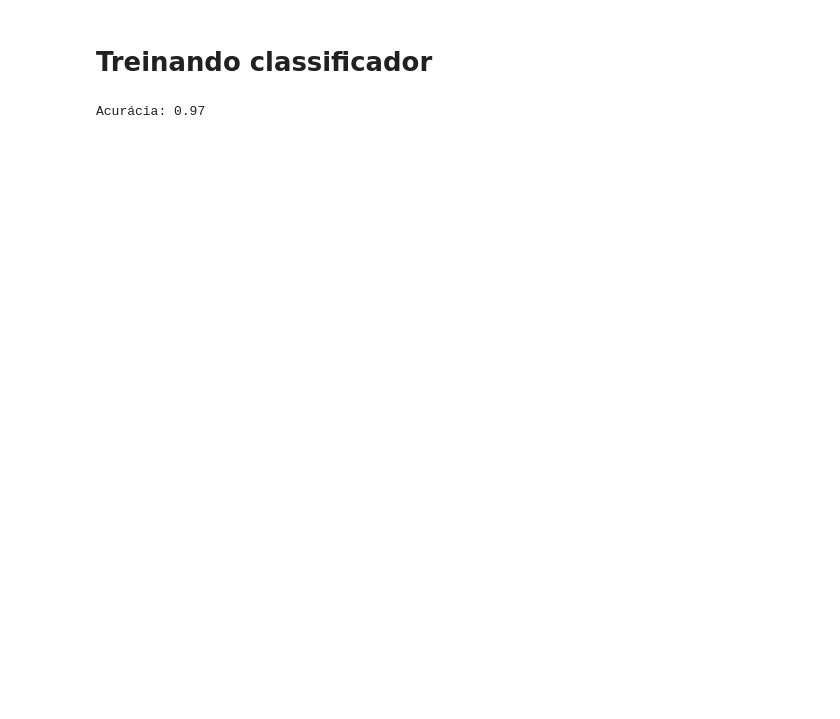
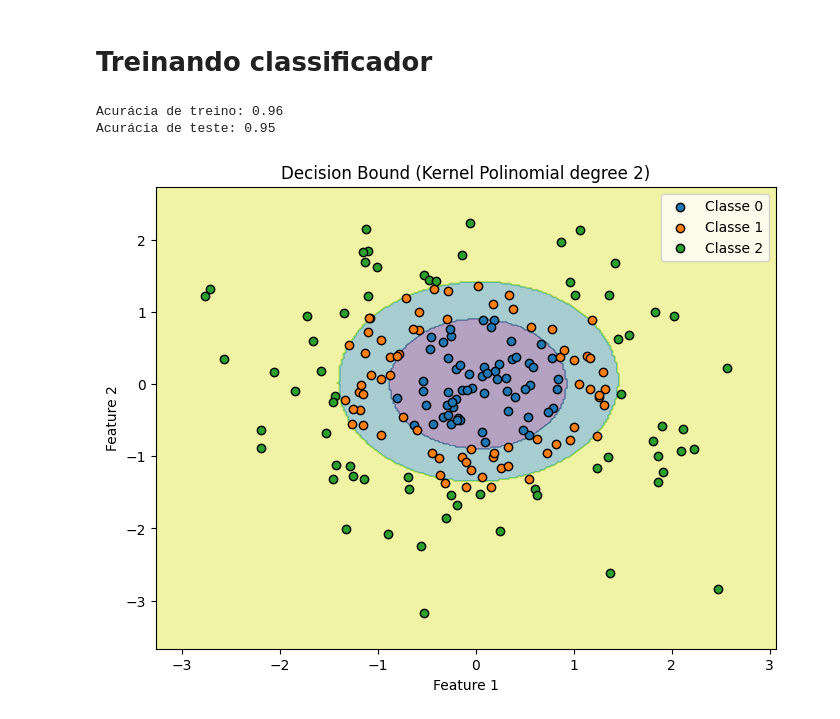
Before and after one commit to Pedro-Veiga0/Projeto-OML, a Jupyter notebook: teste_bd_artificial_2.ipynb, the cells around one changed output. Cells and saved outputs as stored; diff of their text form; code cells hidden in the pictures; blank space fills up the shorter version.

```diff
--- a/teste_bd_artificial_2.ipynb
+++ b/teste_bd_artificial_2.ipynb
@@ -29,18 +32,28 @@ Tamanho do conjunto de teste: (120, 2)
 # %%
 from CLog_MC_OvO import CLog_OVO
 from utils import plot_decision_boundary
 
 # Parâmetros do classificador
-kernel = 4
-model = CLog_OVO(kernel=kernel, step=0.005, n_iter=2000, batch_size=1, iterative=True,mode='dual')
+kernel = 2
+model = CLog_OVO(kernel=kernel, step=0.005, n_iter=1000, batch_size=64, iterative=False,mode='dual')
 # Treinamento
 model.fit(x_train, y_train)
+
+# Avaliação
+y_pred = model.predict(x_train)
+# Avaliação
+accuracy = accuracy_score(y_train, y_pred)
+print(f'Acurácia de treino: {accuracy:.2f}')
+
+
 # Previsões
 y_pred = model.predict(x_test)
 # Avaliação
 accuracy = accuracy_score(y_test, y_pred)
-print(f'Acurácia: {accuracy:.2f}')
+print(f'Acurácia de teste: {accuracy:.2f}')
 # Plotando os dados de teste e as previsões
-plot_decision_boundary(model, x_test, y_test, resolution=500)
+plot_decision_boundary(model, x_test, y_test, resolution=300)
 # %% [output]
-Acurácia: 0.97
+Acurácia de treino: 0.96
+Acurácia de teste: 0.95
+[figure, added]
```
Also changed, not shown: parts of 4 cells of this notebook.
